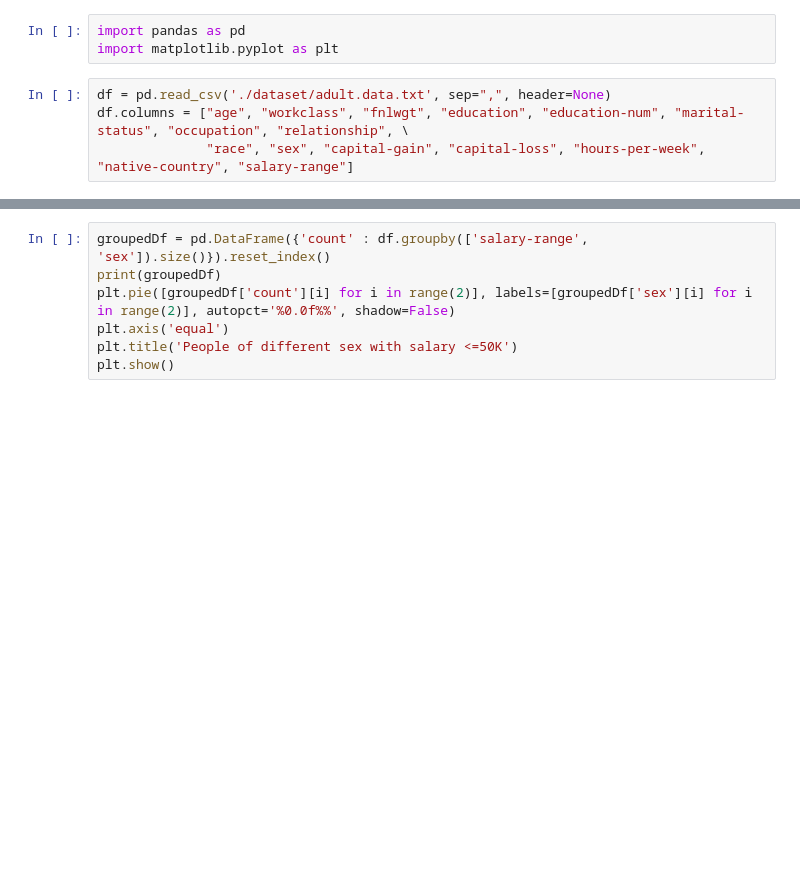
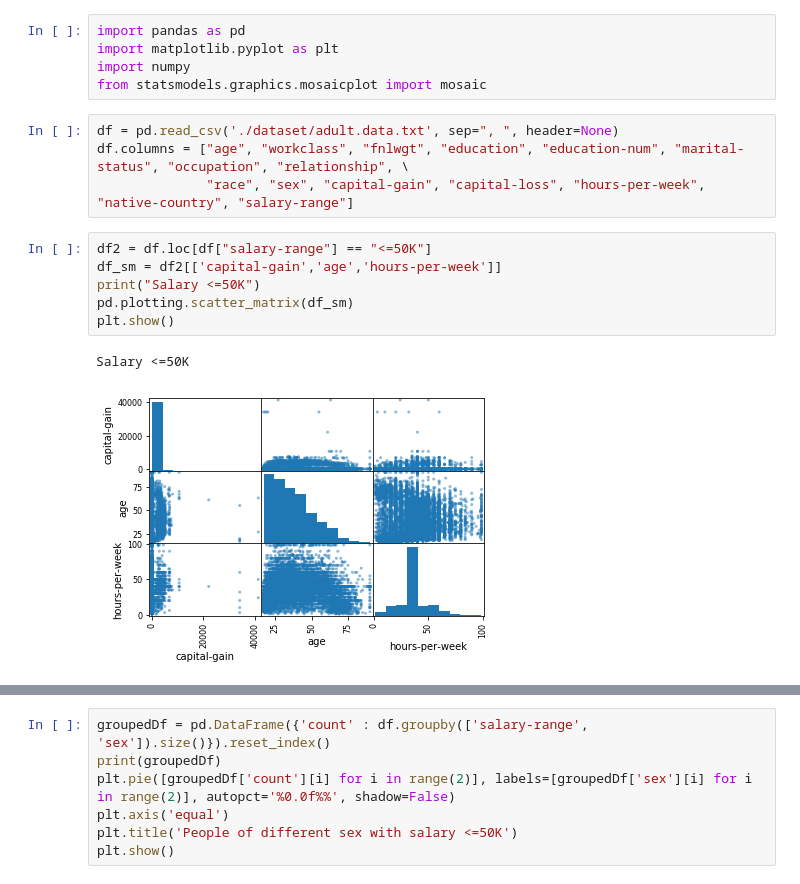
Before and after one commit to iamjagdeesh/Prediction-of-factors-influencing-salary, a Jupyter notebook: individual_attributes_analysis_jagdeesh.ipynb, the cells around one changed output, grey strips where cells are left out. Drawn from its saved outputs; the diff is of its cells as text; blank space fills up the shorter version.

Commit message:
some graphs

```diff
--- a/individual_attributes_analysis_jagdeesh.ipynb
+++ b/individual_attributes_analysis_jagdeesh.ipynb
@@ -1,7 +1,18 @@
 # %%
 import pandas as pd
 import matplotlib.pyplot as plt
+import numpy
+from statsmodels.graphics.mosaicplot import mosaic
 # %%
-df = pd.read_csv('./dataset/adult.data.txt', sep=",", header=None)
+df = pd.read_csv('./dataset/adult.data.txt', sep=", ", header=None)
 df.columns = ["age", "workclass", "fnlwgt", "education", "education-num", "marital-status", "occupation", "relationship", \
               "race", "sex", "capital-gain", "capital-loss", "hours-per-week", "native-country", "salary-range"]
+# %%
+df2 = df.loc[df["salary-range"] == "<=50K"]
+df_sm = df2[['capital-gain','age','hours-per-week']]
+print("Salary <=50K")
+pd.plotting.scatter_matrix(df_sm)
+plt.show()
+# %% [output]
+Salary <=50K
+[figure, added]
```
Also changed, not shown: parts of 6 cells of this notebook.
